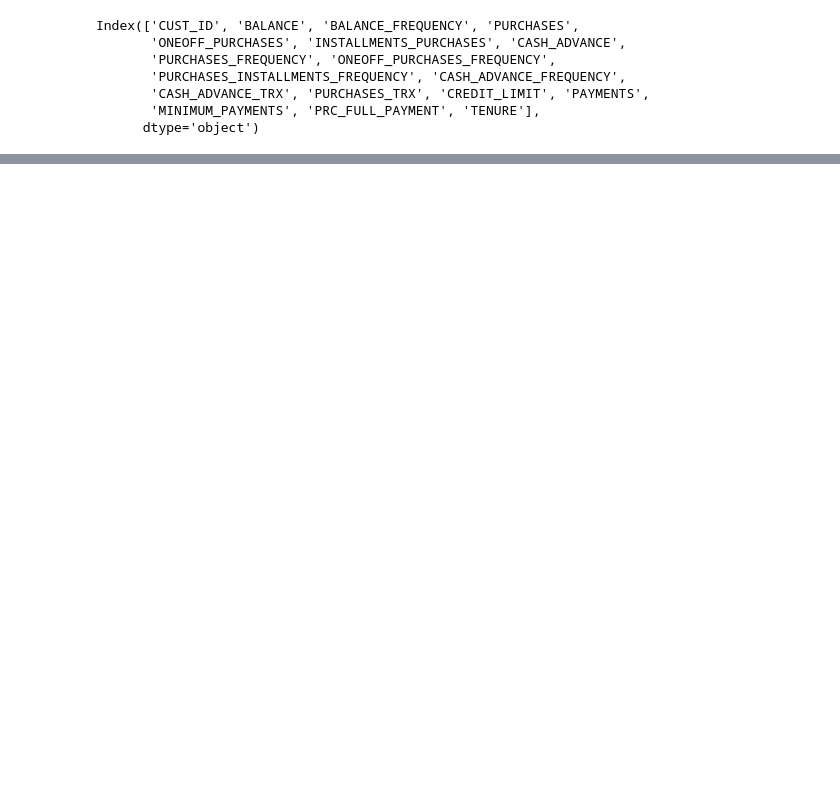
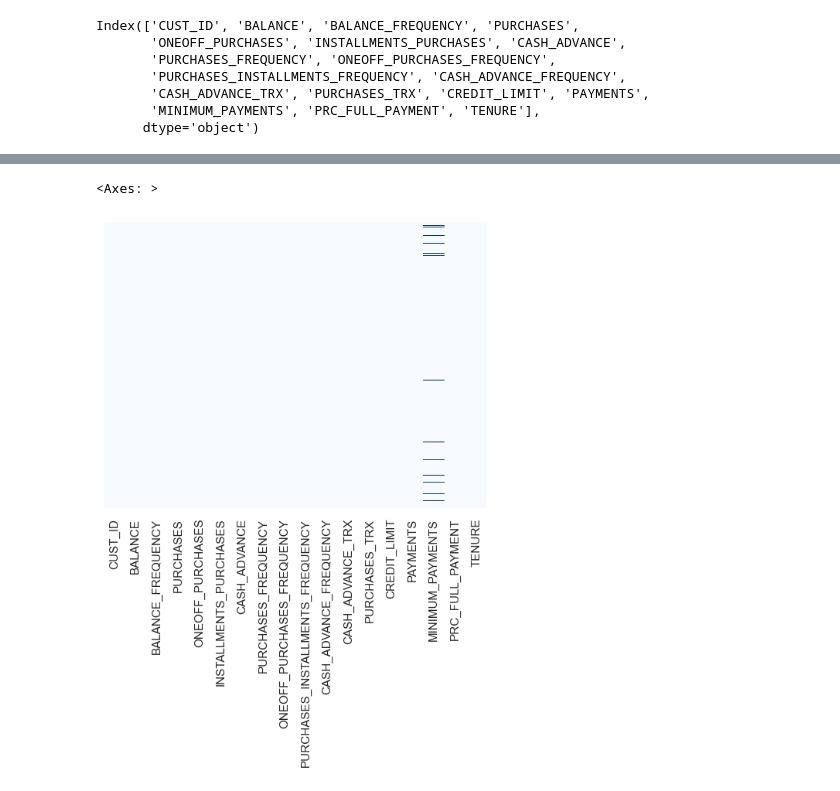
Before and after one commit to coolDatageek/clusteringProjects, a Jupyter notebook: SbiMarketSegmentation.ipynb, the cells around one changed output, grey strips where cells are left out. Saved outputs shown, nothing was run; the diff lists cells and outputs as text; code cells hidden in the pictures; blank space fills up the shorter version.

```diff
--- a/SbiMarketSegmentation.ipynb
+++ b/SbiMarketSegmentation.ipynb
@@ -26,0 +61,5 @@ Index(['CUST_ID', 'BALANCE', 'BALANCE_FREQUENCY', 'PURCHASES',
+# %%
+sns.heatmap(customer_data.isnull(),yticklabels=False,cbar=False,cmap="Blues")
+# %% [output]
+<Axes: >
+[figure, added]
```
Also changed, not shown: parts of 44 cells of this notebook, 4 other files.
